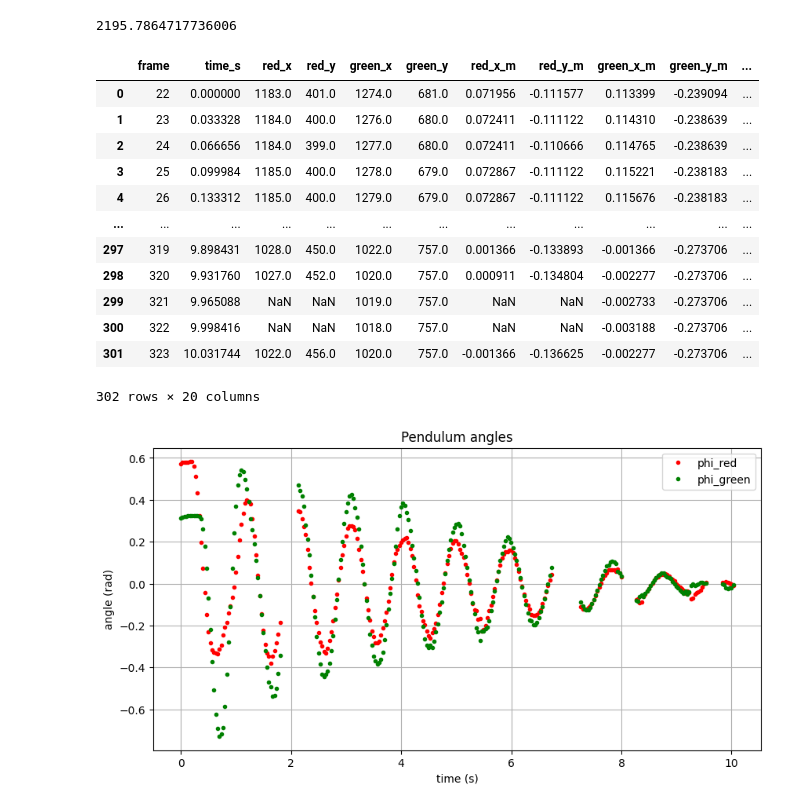
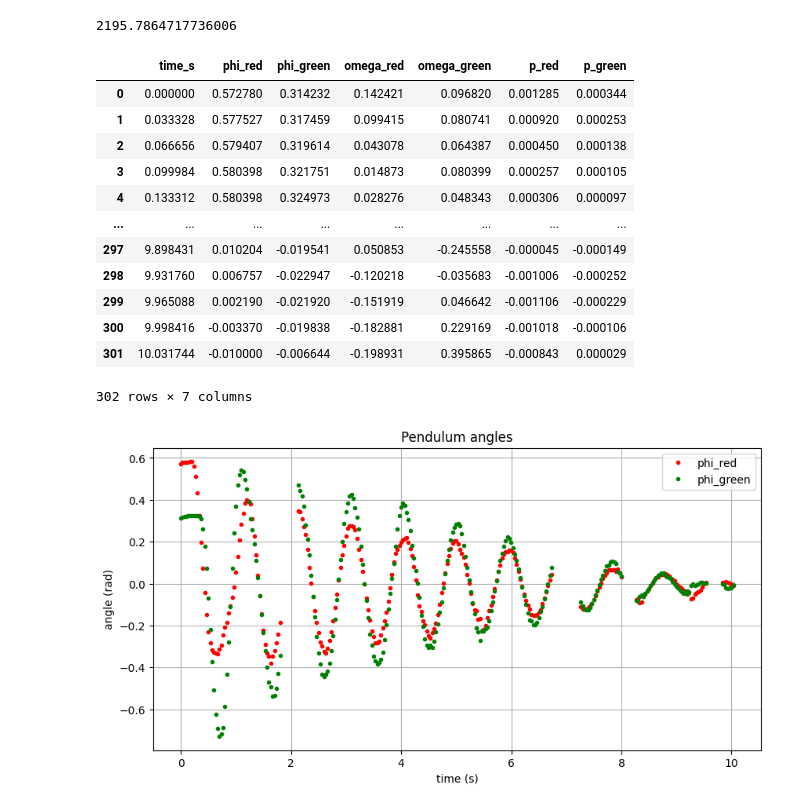
Before and after one commit to AEZorina/RP_double-pendulum, a Jupyter notebook: notebooks/Pendulum tracking.ipynb, the cells around one changed output. Drawn from its saved outputs; the diff is of its cells as text; code cells hidden in the pictures.

```diff
--- a/notebooks/Pendulum tracking.ipynb
+++ b/notebooks/Pendulum tracking.ipynb
@@ -283,10 +283,10 @@ root = Path.cwd() if (Path.cwd() / "videos").exists() else Path.cwd().parent
 video = root / "videos" / "30_A.mp4"
 output = root / "videos" / "30_A.csv"
 
-res = process_video(
+res_30A = process_video(
     video_path=video,
     output_csv=output,
-    preview=True,
+    preview=False,
     save_annotated=True
 )
 # %% [output]
@@ -436,7 +436,7 @@ def analyze_video(result, first_frame, last_frame=None, scale=scale, origin_x=0,
         + m_green * L_green * L_red * result_with_m["omega_red"] * cos_phi_diff
     )
 
-    return result_with_m
+    return result_with_m[["time_s", "phi_red", "phi_green", "omega_red", "omega_green", "p_red", "p_green"]]
 # %%
 import matplotlib.pyplot as plt
 
@@ -455,20 +502,20 @@ def plot_results(analyzed_result):
 # %%
 #Analyze the 30A angle
-analyzed_result = analyze_video(res, 22, scale=scale, origin_x=1025, origin_y=156)
-analyzed_result
+analyzed_result_30A = analyze_video(res_30A, 22, scale=scale, origin_x=1025, origin_y=156)
+analyzed_result_30A
 # %% [output]
-|  | frame | time_s | red_x | red_y | green_x | green_y | red_x_m | red_y_m | green_x_m | green_y_m | ... |
-| 0 | 22 | 0.000000 | 1183.0 | 401.0 | 1274.0 | 681.0 | 0.071956 | -0.111577 | 0.113399 | -0.239094 | ... |
-| 1 | 23 | 0.033328 | 1184.0 | 400.0 | 1276.0 | 680.0 | 0.072411 | -0.111122 | 0.114310 | -0.238639 | ... |
-| 2 | 24 | 0.066656 | 1184.0 | 399.0 | 1277.0 | 680.0 | 0.072411 | -0.110666 | 0.114765 | -0.238639 | ... |
-| 3 | 25 | 0.099984 | 1185.0 | 400.0 | 1278.0 | 679.0 | 0.072867 | -0.111122 | 0.115221 | -0.238183 | ... |
-| 4 | 26 | 0.133312 | 1185.0 | 400.0 | 1279.0 | 679.0 | 0.072867 | -0.111122 | 0.115676 | -0.238183 | ... |
-| ... | ... | ... | ... | ... | ... | ... | ... | ... | ... | ... | ... |
-| 297 | 319 | 9.898431 | 1028.0 | 450.0 | 1022.0 | 757.0 | 0.001366 | -0.133893 | -0.001366 | -0.273706 | ... |
-| 298 | 320 | 9.931760 | 1027.0 | 452.0 | 1020.0 | 757.0 | 0.000911 | -0.134804 | -0.002277 | -0.273706 | ... |
-| 299 | 321 | 9.965088 | NaN | NaN | 1019.0 | 757.0 | NaN | NaN | -0.002733 | -0.273706 | ... |
-| 300 | 322 | 9.998416 | NaN | NaN | 1018.0 | 757.0 | NaN | NaN | -0.003188 | -0.273706 | ... |
-| 301 | 323 | 10.031744 | 1022.0 | 456.0 | 1020.0 | 757.0 | -0.001366 | -0.136625 | -0.002277 | -0.273706 | ... |
+|  | time_s | phi_red | phi_green | omega_red | omega_green | p_red | p_green |
+| 0 | 0.000000 | 0.572780 | 0.314232 | 0.142421 | 0.096820 | 0.001285 | 0.000344 |
+| 1 | 0.033328 | 0.577527 | 0.317459 | 0.099415 | 0.080741 | 0.000920 | 0.000253 |
+| 2 | 0.066656 | 0.579407 | 0.319614 | 0.043078 | 0.064387 | 0.000450 | 0.000138 |
+| 3 | 0.099984 | 0.580398 | 0.321751 | 0.014873 | 0.080399 | 0.000257 | 0.000105 |
+| 4 | 0.133312 | 0.580398 | 0.324973 | 0.028276 | 0.048343 | 0.000306 | 0.000097 |
+| ... | ... | ... | ... | ... | ... | ... | ... |
+| 297 | 9.898431 | 0.010204 | -0.019541 | 0.050853 | -0.245558 | -0.000045 | -0.000149 |
+| 298 | 9.931760 | 0.006757 | -0.022947 | -0.120218 | -0.035683 | -0.001006 | -0.000252 |
+| 299 | 9.965088 | 0.002190 | -0.021920 | -0.151919 | 0.046642 | -0.001106 | -0.000229 |
+| 300 | 9.998416 | -0.003370 | -0.019838 | -0.182881 | 0.229169 | -0.001018 | -0.000106 |
+| 301 | 10.031744 | -0.010000 | -0.006644 | -0.198931 | 0.395865 | -0.000843 | 0.000029 |
-302 rows × 20 columns
+302 rows × 7 columns
 # %%
 # plot the angles phi_red and phi_green of the red and green dots as a function of time_s
```
Also changed, not shown: parts of 9 cells of this notebook.
